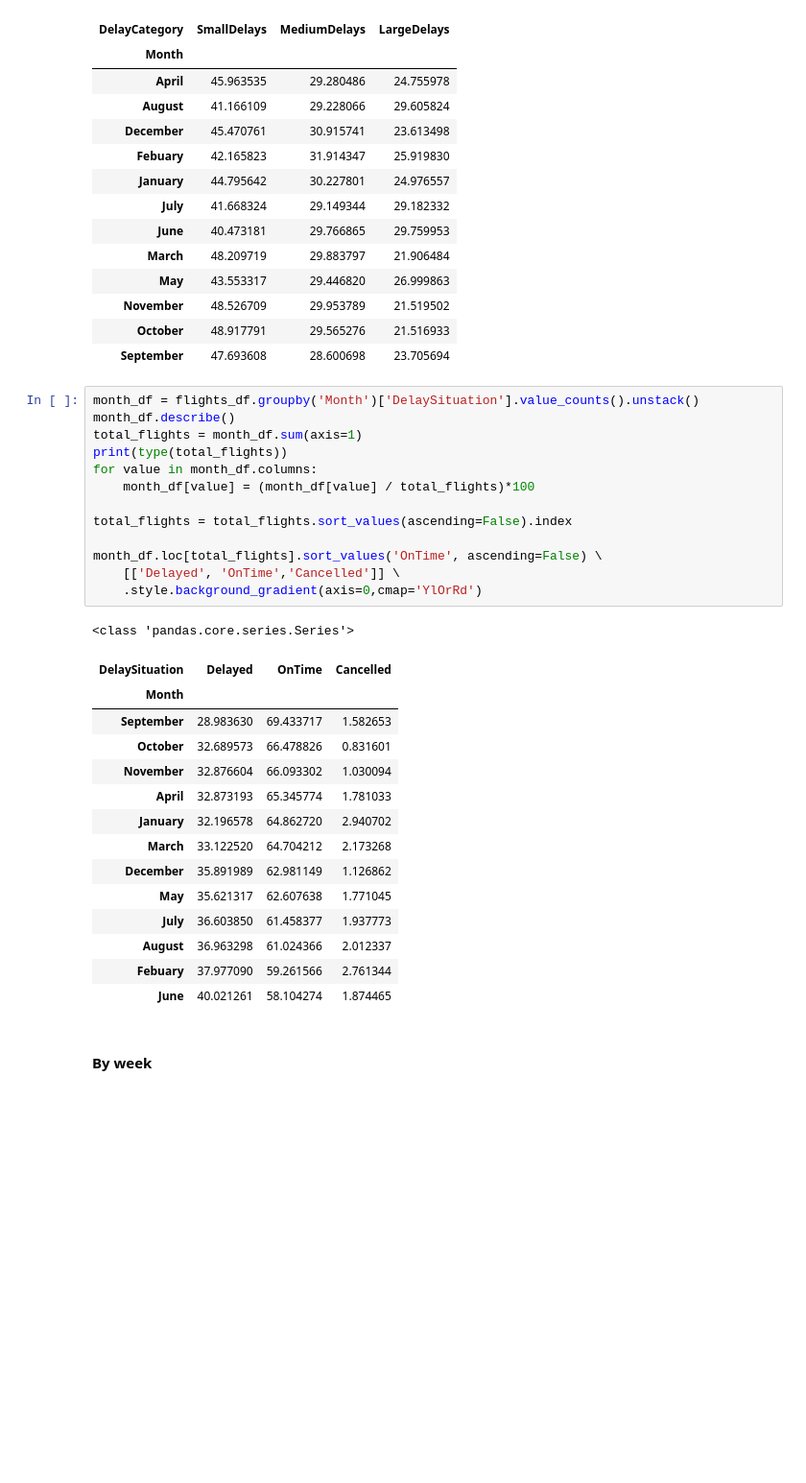
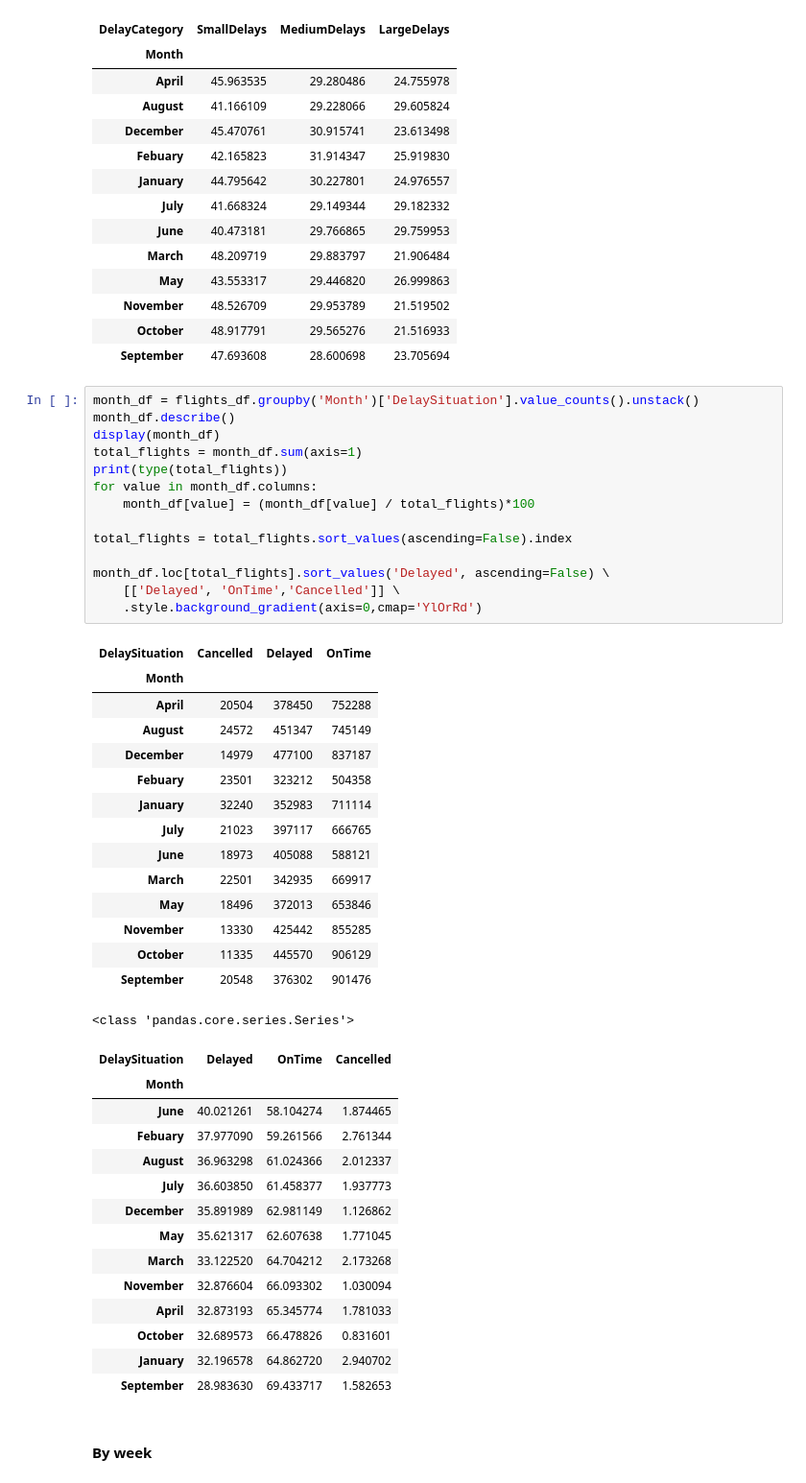
Before and after one commit to Wooniety/SC1015-Assignment, a Jupyter notebook: M2.ipynb, the cells around one changed output. Shown at 96% size. Cells and saved outputs as stored; diff of their text form; blank space fills up the shorter version.

```diff
--- a/M2.ipynb
+++ b/M2.ipynb
@@ -446,32 +446,47 @@ df_agg[col_order].style.background_gradient(cmap="YlOrRd")
 # %%
 month_df = flights_df.groupby('Month')['DelaySituation'].value_counts().unstack()
 month_df.describe()
+display(month_df)
 total_flights = month_df.sum(axis=1)
 print(type(total_flights))
 for value in month_df.columns:
     month_df[value] = (month_df[value] / total_flights)*100
 
 total_flights = total_flights.sort_values(ascending=False).index
 
-month_df.loc[total_flights].sort_values('OnTime', ascending=False) \
+month_df.loc[total_flights].sort_values('Delayed', ascending=False) \
     [['Delayed', 'OnTime','Cancelled']] \
     .style.background_gradient(axis=0,cmap='YlOrRd')
 # %% [output]
+| DelaySituation | Cancelled | Delayed | OnTime |
+| Month |  |  |  |
+| April | 20504 | 378450 | 752288 |
+| August | 24572 | 451347 | 745149 |
+| December | 14979 | 477100 | 837187 |
+| Febuary | 23501 | 323212 | 504358 |
+| January | 32240 | 352983 | 711114 |
+| July | 21023 | 397117 | 666765 |
+| June | 18973 | 405088 | 588121 |
+| March | 22501 | 342935 | 669917 |
+| May | 18496 | 372013 | 653846 |
+| November | 13330 | 425442 | 855285 |
+| October | 11335 | 445570 | 906129 |
+| September | 20548 | 376302 | 901476 |
 <class 'pandas.core.series.Series'>
-| DelaySituation | Delayed | OnTime | Cancelled |
-| Month |  |  |  |
-| September | 28.983630 | 69.433717 | 1.582653 |
-| October | 32.689573 | 66.478826 | 0.831601 |
-| November | 32.876604 | 66.093302 | 1.030094 |
-| April | 32.873193 | 65.345774 | 1.781033 |
-| January | 32.196578 | 64.862720 | 2.940702 |
-| March | 33.122520 | 64.704212 | 2.173268 |
-| December | 35.891989 | 62.981149 | 1.126862 |
-| May | 35.621317 | 62.607638 | 1.771045 |
-| July | 36.603850 | 61.458377 | 1.937773 |
-| August | 36.963298 | 61.024366 | 2.012337 |
-| Febuary | 37.977090 | 59.261566 | 2.761344 |
-| June | 40.021261 | 58.104274 | 1.874465 |
+| DelaySituation | Delayed | OnTime | Cancelled |
+| Month |  |  |  |
+| June | 40.021261 | 58.104274 | 1.874465 |
+| Febuary | 37.977090 | 59.261566 | 2.761344 |
+| August | 36.963298 | 61.024366 | 2.012337 |
+| July | 36.603850 | 61.458377 | 1.937773 |
+| December | 35.891989 | 62.981149 | 1.126862 |
+| May | 35.621317 | 62.607638 | 1.771045 |
+| March | 33.122520 | 64.704212 | 2.173268 |
+| November | 32.876604 | 66.093302 | 1.030094 |
+| April | 32.873193 | 65.345774 | 1.781033 |
+| October | 32.689573 | 66.478826 | 0.831601 |
+| January | 32.196578 | 64.862720 | 2.940702 |
+| September | 28.983630 | 69.433717 | 1.582653 |
 # %% [markdown]
 #### By week
 # %%
```
Also changed, not shown: parts of 1 cell of this notebook.
